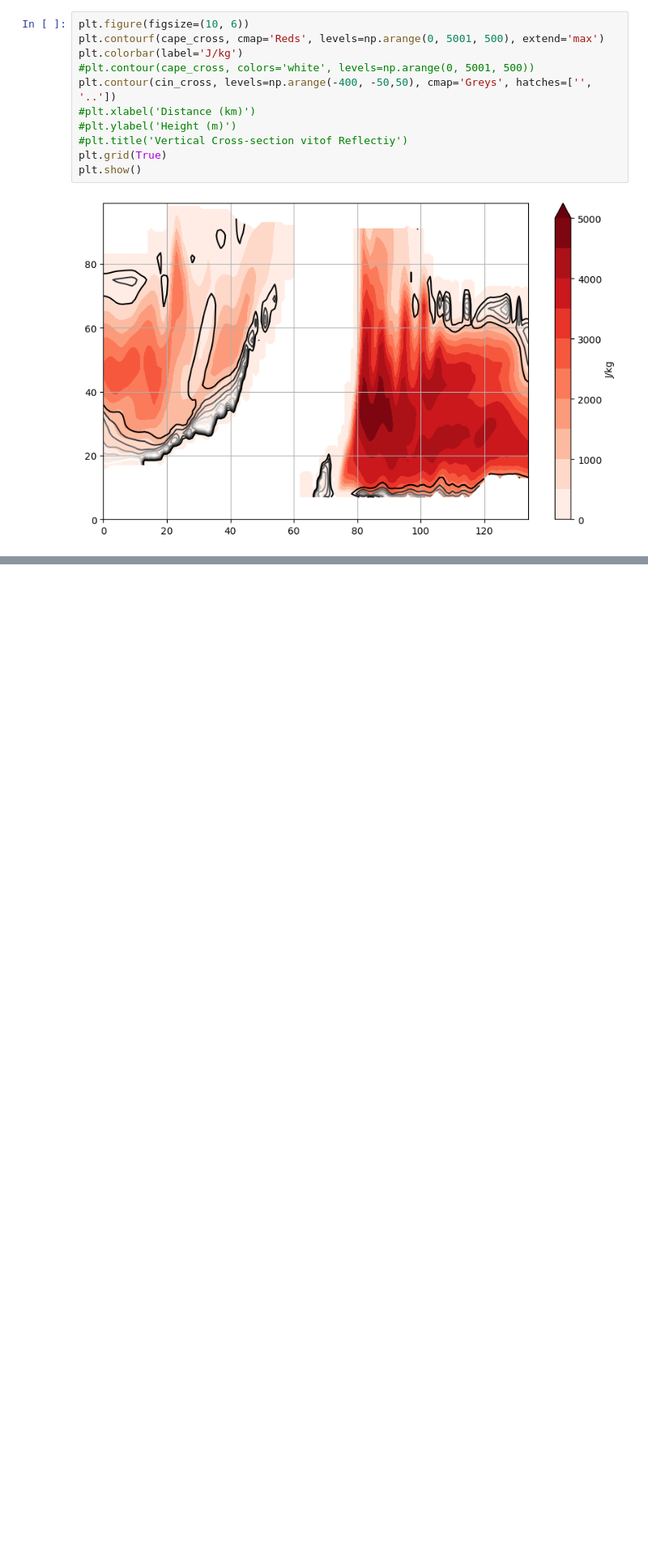
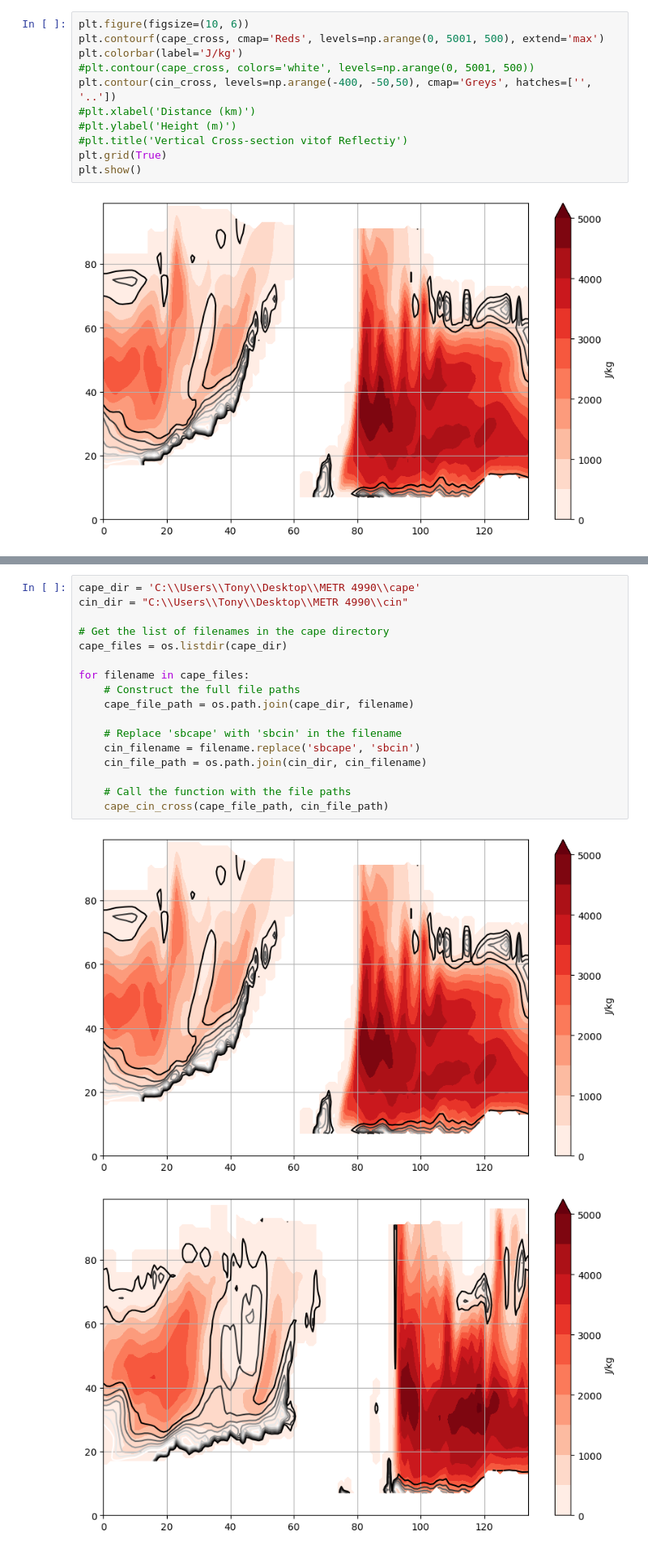
Before and after one commit to anthony-illenden/METR-4990, a Jupyter notebook: Scripts/METR 4990; CAPE Cross Test.ipynb, the cells around one changed output, grey strips where cells are left out. Shown: that part at 81% size. Drawn from its saved outputs; the diff is of its cells as text; blank space fills up the shorter version.

```diff
--- a/Scripts/METR 4990; CAPE Cross Test.ipynb
+++ b/Scripts/METR 4990; CAPE Cross Test.ipynb
@@ -49,0 +80,20 @@ plt.show()
+# %%
+cape_dir = 'C:\\Users\\Tony\\Desktop\\METR 4990\\cape'
+cin_dir = "C:\\Users\\Tony\\Desktop\\METR 4990\\cin"
+
+# Get the list of filenames in the cape directory
+cape_files = os.listdir(cape_dir)
+
+for filename in cape_files:
+    # Construct the full file paths
+    cape_file_path = os.path.join(cape_dir, filename)
+
+    # Replace 'sbcape' with 'sbcin' in the filename
+    cin_filename = filename.replace('sbcape', 'sbcin')
+    cin_file_path = os.path.join(cin_dir, cin_filename)
+
+    # Call the function with the file paths
+    cape_cin_cross(cape_file_path, cin_file_path)
+# %% [output]
+[figure, added]
+[figure, added]
```
Also changed, not shown: parts of 3 cells of this notebook.
